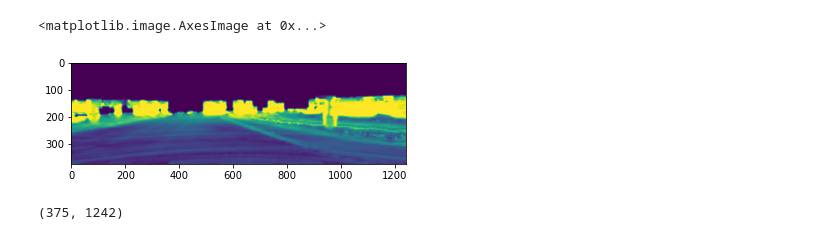
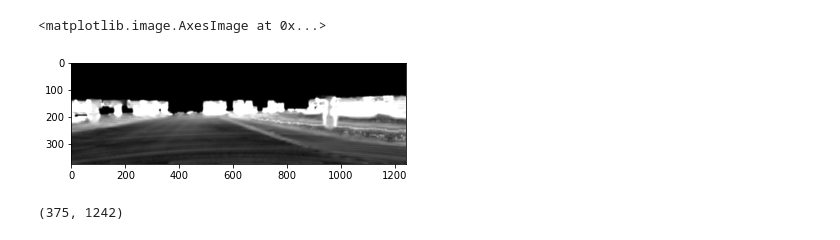
Before and after one commit to Sourish0911/Road_Detection_Project, a Jupyter notebook: project _modified.ipynb, the cells around one changed output. Drawn from its saved outputs; the diff is of its cells as text; code cells hidden in the pictures.

```diff
--- a/project _modified.ipynb
+++ b/project _modified.ipynb
@@ -5,11 +6,11 @@ import cv2
 # %%
 img_ADI = plt.imread('/home/sourish-wicon-lab/Documents/WSN/ADI-testing/ADI/umm_000001.png')
 img_only = plt.imread('/home/sourish-wicon-lab/Documents/WSN/data_road/training/image_2/umm_000001.png')
 img_only = img_only[:,:,0]
-plt.imshow(img_ADI)
+plt.imshow(img_ADI,'gray')
 # %% [output]
 <matplotlib.image.AxesImage at 0x...>
-[figure, old version]
+[figure, new version]
 # %%
 img_only.shape
 # %% [output]
```
Also changed, not shown: parts of 22 cells of this notebook, 1 other file.
